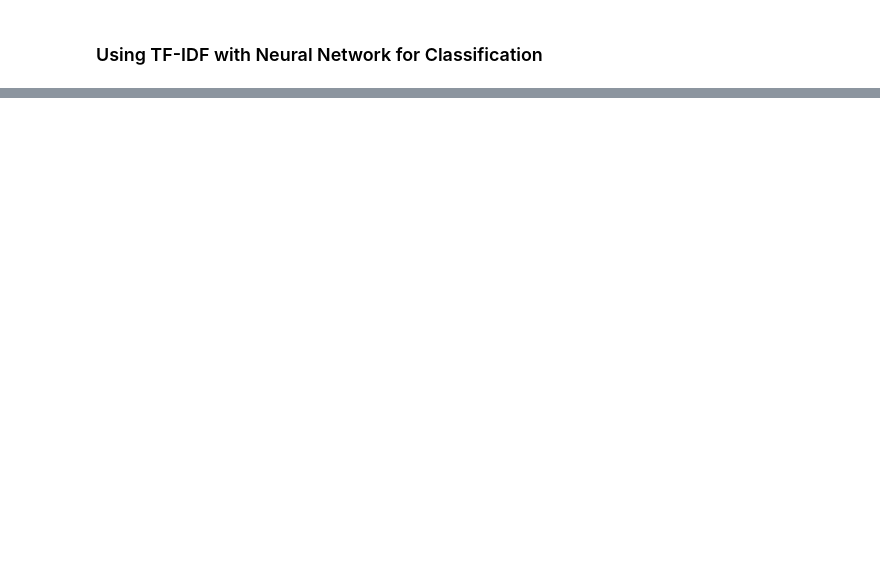
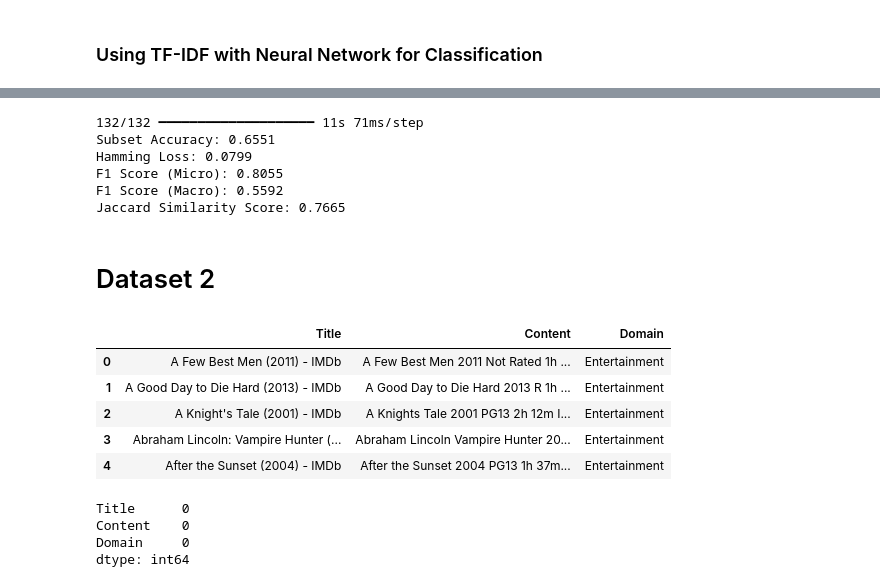
Before and after one commit to ninix07/NLP_Assignments, a Jupyter notebook: Assignment2/Dataset1.ipynb, the cells around one changed output, grey strips where cells are left out. Saved outputs shown, nothing was run; the diff lists cells and outputs as text; code cells hidden in the pictures; blank space fills up the shorter version.

```diff
--- a/Assignment2/Dataset1.ipynb
+++ b/Assignment2/Dataset1.ipynb
@@ -265,0 +409,47 @@ Predicted Label: ['Computer Science', 'Statistics']
+# %%
+threshold = 0.5
+y_pred_prob = model.predict(X_test_padded)
+
+y_pred = (y_pred_prob > threshold).astype(int)
+
+
+# Compute metrics
+accuracy = accuracy_score(y_test, y_pred)
+hamming = hamming_loss(y_test, y_pred)
+f1_micro = f1_score(y_test, y_pred, average='micro')
+f1_macro = f1_score(y_test, y_pred, average='macro')
+jaccard = jaccard_score(y_test, y_pred, average='samples')
+
+# Print results
+print(f"Subset Accuracy: {accuracy:.4f}")
+print(f"Hamming Loss: {hamming:.4f}")
+print(f"F1 Score (Micro): {f1_micro:.4f}")
+print(f"F1 Score (Macro): {f1_macro:.4f}")
+print(f"Jaccard Similarity Score: {jaccard:.4f}")
+# %% [output]
+132/132 ━━━━━━━━━━━━━━━━━━━━ 11s 71ms/step
+Subset Accuracy: 0.6551
+Hamming Loss: 0.0799
+F1 Score (Micro): 0.8055
+F1 Score (Macro): 0.5592
+Jaccard Similarity Score: 0.7665
+# %% [markdown]
+# Dataset 2
+# %%
+df2= pd.read_csv("./dataset-2.csv")
+# %%
+df2.head()
+# %% [output]
+|  | Title | Content | Domain |
+| 0 | A Few Best Men (2011) - IMDb | A Few Best Men 2011 Not Rated 1h ... | Entertainment |
+| 1 | A Good Day to Die Hard (2013) - IMDb | A Good Day to Die Hard 2013 R 1h ... | Entertainment |
+| 2 | A Knight's Tale (2001) - IMDb | A Knights Tale 2001 PG13 2h 12m I... | Entertainment |
+| 3 | Abraham Lincoln: Vampire Hunter (... | Abraham Lincoln Vampire Hunter 20... | Entertainment |
+| 4 | After the Sunset (2004) - IMDb | After the Sunset 2004 PG13 1h 37m... | Entertainment |
+# %%
+df2.isna().sum()
+# %% [output]
+Title      0
+Content    0
+Domain     0
+dtype: int64
```
Also changed, not shown: parts of 71 cells of this notebook, 2 other files.
